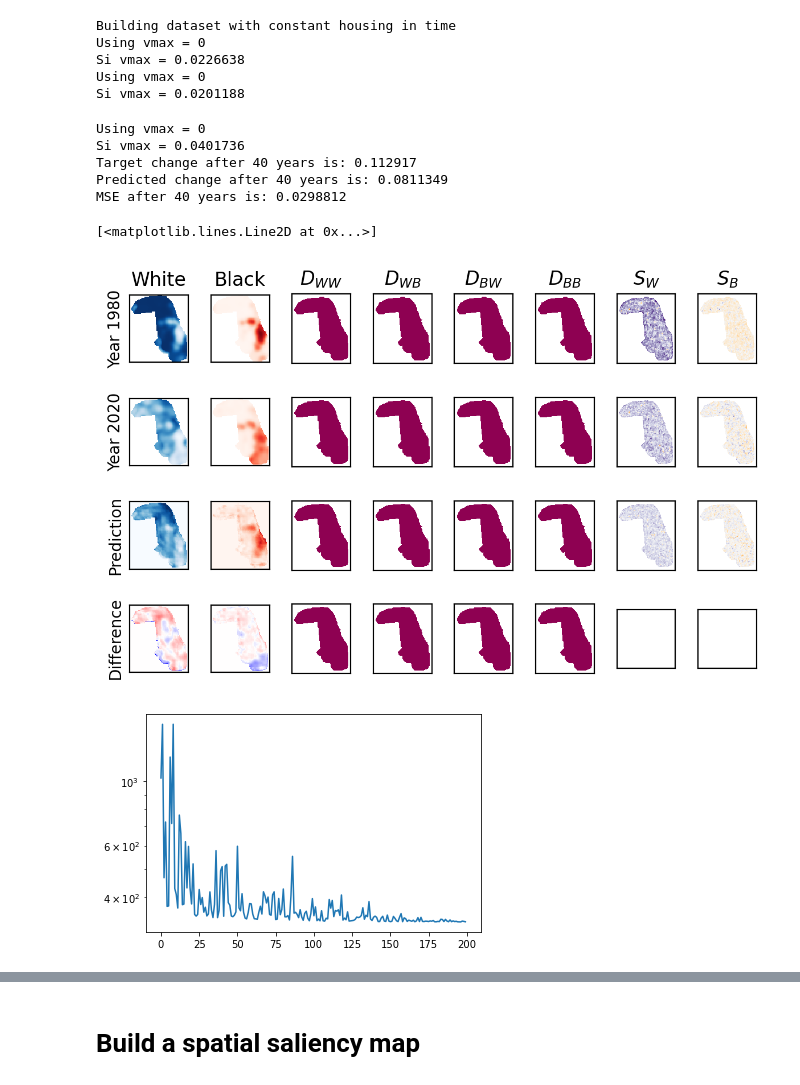
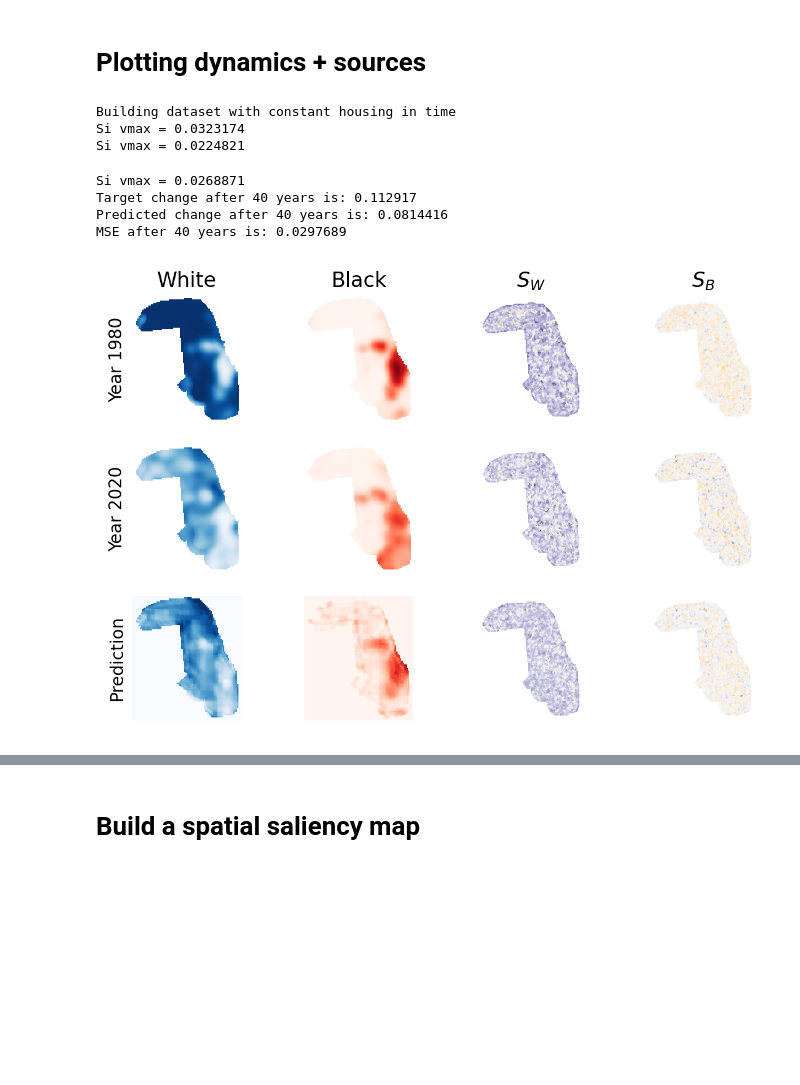
Before and after one commit to jcolen/sociohydro, a Jupyter notebook: PBNN.ipynb, the cells around one changed output, grey strips where cells are left out. Saved outputs shown, nothing was run; the diff lists cells and outputs as text; code cells hidden in the pictures; blank space fills up the shorter version.

```diff
--- a/PBNN.ipynb
+++ b/PBNN.ipynb
@@ -96,3 +605,5 @@ Building dataset with constant housing in time
+# %% [markdown]
+# Plotting dynamics + sources
 # %%
 def plot(ax, sample, model, vmax=None):
     ax[0].pcolormesh(sample['x'], sample['y'], sample['wb0'][0], cmap='Blues', vmax=1, vmin=0)
@@ -106,17 +617,10 @@ def plot(ax, sample, model, vmax=None):
         Dij = params['Dij'].detach().cpu().numpy()
         Si  = params['Si'].detach().cpu().numpy()
 
-    if vmax is None:
-        vmax = np.max(np.abs(Dij))
-        print(f'Using vmax = {vmax:g}')
-
-    for i in range(4):
-        plot_mesh(ax[2+i], Dij[i], dataset.mesh, cmap='PiYG', vmin=-vmax, vmax=vmax)
-
     vmax = np.max(np.abs(Si))
     print(f'Si vmax = {vmax:g}')
     for i in range(2):
-        plot_mesh(ax[6+i], Si[i], dataset.mesh, cmap='PuOr', vmin=-vmax, vmax=vmax)
+        plot_mesh(ax[2+i], Si[i], dataset.mesh, cmap='PuOr', vmin=-vmax, vmax=vmax)
 
     for a in ax:
         a.set_aspect('equal')
@@ -139,7 +643,7 @@ dataset.validate()
 pipeline=9112009
 #model = SourcedSymmetricPBNN().to(device)
 model = SourcedOnlyPBNN().to(device)
-info = torch.load(f'pipeline_{pipeline}/constant/{model.__class__.__name__}.ckpt', map_location='cpu')
+info = torch.load(f'data/pipeline_{pipeline}/constant/{model.__class__.__name__}.ckpt', map_location='cpu')
 model.load_state_dict(info['state_dict'])
 model.train()
 
@@ -149,64 +653,39 @@ tmax = t1 - t0
 dt = 1
 
 dataset.validate()
 sample = dataset[0]
 mask = sample['mask']
 
-fig, ax = plt.subplots(4, 8, dpi=200)
+fig, ax = plt.subplots(3, 4, dpi=200)
 
 wb0, Dij0 = plot(ax[0], sample, model)
 wb1, Dij1 = plot(ax[1], dataset[tmax], model)
 
 with torch.no_grad(), d_ad.stop_annotating():
     sample['wb0'] = sample['wb0'].to(device)
     w0, b0, wb = model.simulate(sample, dataset.mesh, tmax, dt=dt)
     sample['wb0']= wb.cpu()
     sample['t'] += tmax
 
 wb2, Dij2 = plot(ax[2], sample, model)
 ax[2,0].set_ylabel('Prediction')
 
 print(f'Target change after {tmax} years is: {np.mean((wb1[:, mask]-wb0[:, mask])**2):g}')
 print(f'Predicted change after {tmax} years is: {np.mean((wb2[:, mask]-wb0[:, mask])**2):g}')
 print(f'MSE after {tmax} years is: {np.mean((wb2[:, mask]-wb1[:, mask])**2):g}')
 
-diff = wb2 - wb1
-vmax = 1
-ax[3, 0].pcolormesh(sample['x'], sample['y'], diff[0], cmap='bwr', vmin=-vmax, vmax=vmax)
-ax[3, 1].pcolormesh(sample['x'], sample['y'], diff[1], cmap='bwr', vmin=-vmax, vmax=vmax)
-
-diff = Dij2 - Dij0
-vmax = 3*np.std(diff)
-for i in range(4):
-    plot_mesh(ax[3, 2+i], diff[i], dataset.mesh, cmap='PiYG', vmin=-vmax, vmax=vmax)
-for a in ax[3]:
-    a.set(aspect='equal', xticks=[], yticks=[])
-ax[3, 0].set_ylabel('Difference')
-
 ax[0,0].set_title('White')
 ax[0,1].set_title('Black')
-ax[0,2].set_title('$D_{WW}$')
-ax[0,3].set_title('$D_{WB}$')
-ax[0,4].set_title('$D_{BW}$')
-ax[0,5].set_title('$D_{BB}$')
-ax[0,6].set_title('$S_{W}$')
-ax[0,7].set_title('$S_{B}$')
+ax[0,2].set_title('$S_{W}$')
+ax[0,3].set_title('$S_{B}$')
 
 plt.tight_layout()
-
-plt.figure()
-plt.semilogy(info['val_loss'])
 # %% [output]
 Building dataset with constant housing in time
-Using vmax = 0
-Si vmax = 0.0226638
-Using vmax = 0
-Si vmax = 0.0201188
+Si vmax = 0.0323174
+Si vmax = 0.0224821
-Using vmax = 0
-Si vmax = 0.0401736
+Si vmax = 0.0268871
 Target change after 40 years is: 0.112917
-Predicted change after 40 years is: 0.0811349
-MSE after 40 years is: 0.0298812
+Predicted change after 40 years is: 0.0814416
+MSE after 40 years is: 0.0297689
-[<matplotlib.lines.Line2D at 0x...>]
-[figure, old version]
+[figure, new version]
-[figure, removed]
```
Also changed, not shown: parts of 27 cells of this notebook, 20 other files.
